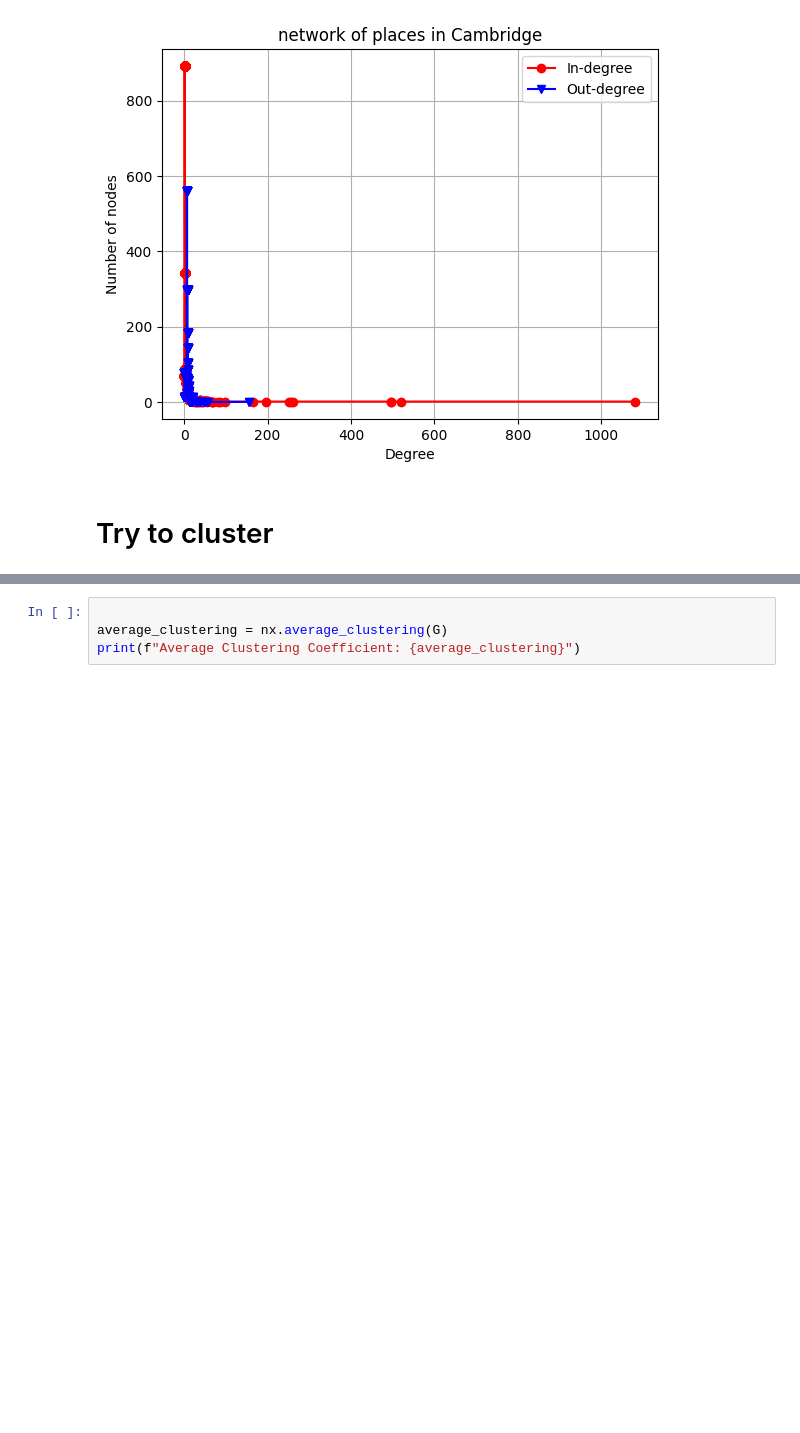
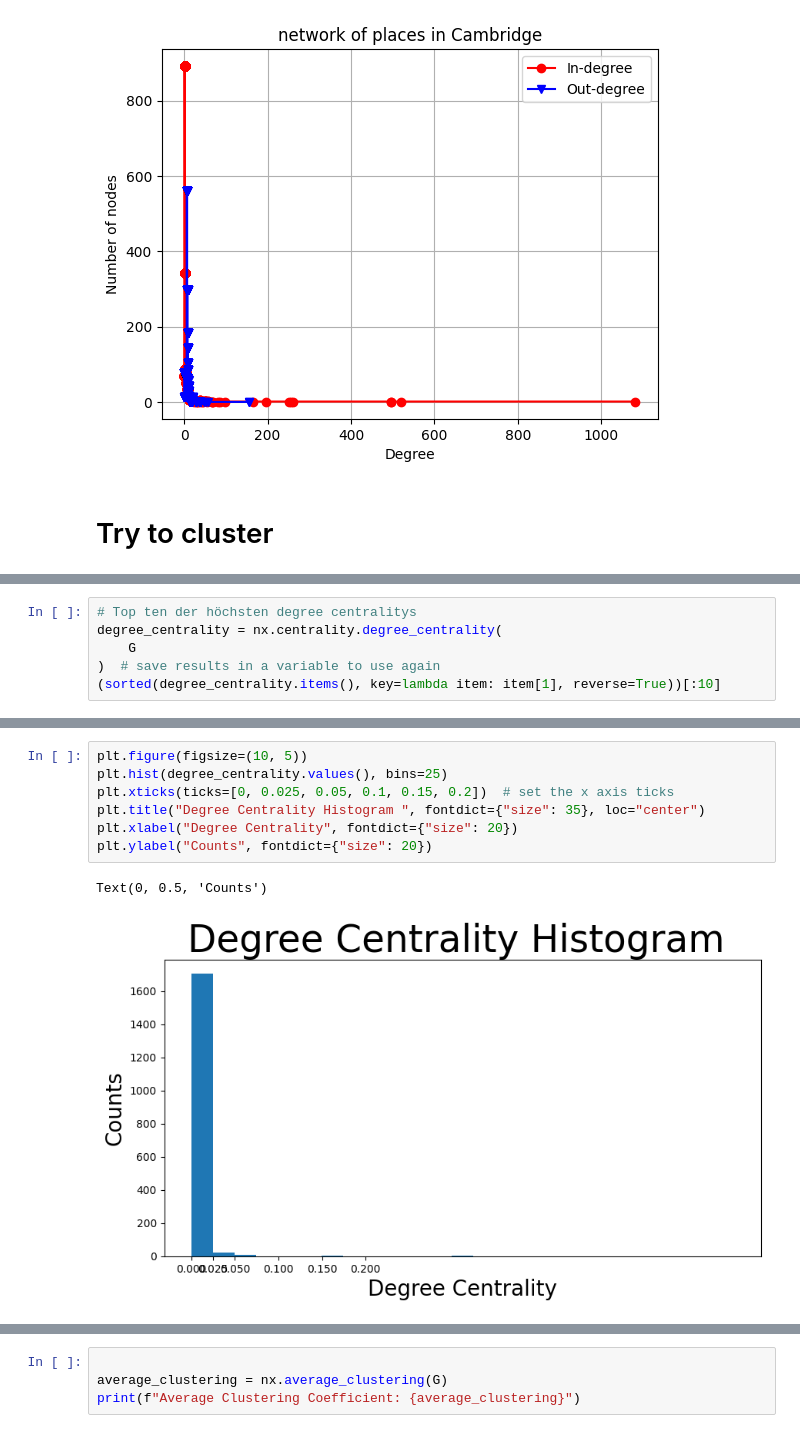
Before and after one commit to rmnrth4/wbth-project, a Jupyter notebook: graph_network/graph-building.ipynb, the cells around one changed output, grey strips where cells are left out. Saved outputs shown, nothing was run; the diff lists cells and outputs as text; blank space fills up the shorter version.

```diff
--- a/graph_network/graph-building.ipynb
+++ b/graph_network/graph-building.ipynb
@@ -388,0 +501,6 @@ Text(0.5, 1.0, 'network of places in Cambridge')
+# %%
+# Top ten der höchsten degree centralitys
+degree_centrality = nx.centrality.degree_centrality(
+    G
+)  # save results in a variable to use again
+(sorted(degree_centrality.items(), key=lambda item: item[1], reverse=True))[:10]
@@ -388,0 +541,10 @@ Text(0.5, 1.0, 'network of places in Cambridge')
+# %%
+plt.figure(figsize=(10, 5))
+plt.hist(degree_centrality.values(), bins=25)
+plt.xticks(ticks=[0, 0.025, 0.05, 0.1, 0.15, 0.2])  # set the x axis ticks
+plt.title("Degree Centrality Histogram ", fontdict={"size": 35}, loc="center")
+plt.xlabel("Degree Centrality", fontdict={"size": 20})
+plt.ylabel("Counts", fontdict={"size": 20})
+# %% [output]
+Text(0, 0.5, 'Counts')
+[figure, added]
```
Also changed, not shown: parts of 31 cells of this notebook, 23 other files.
